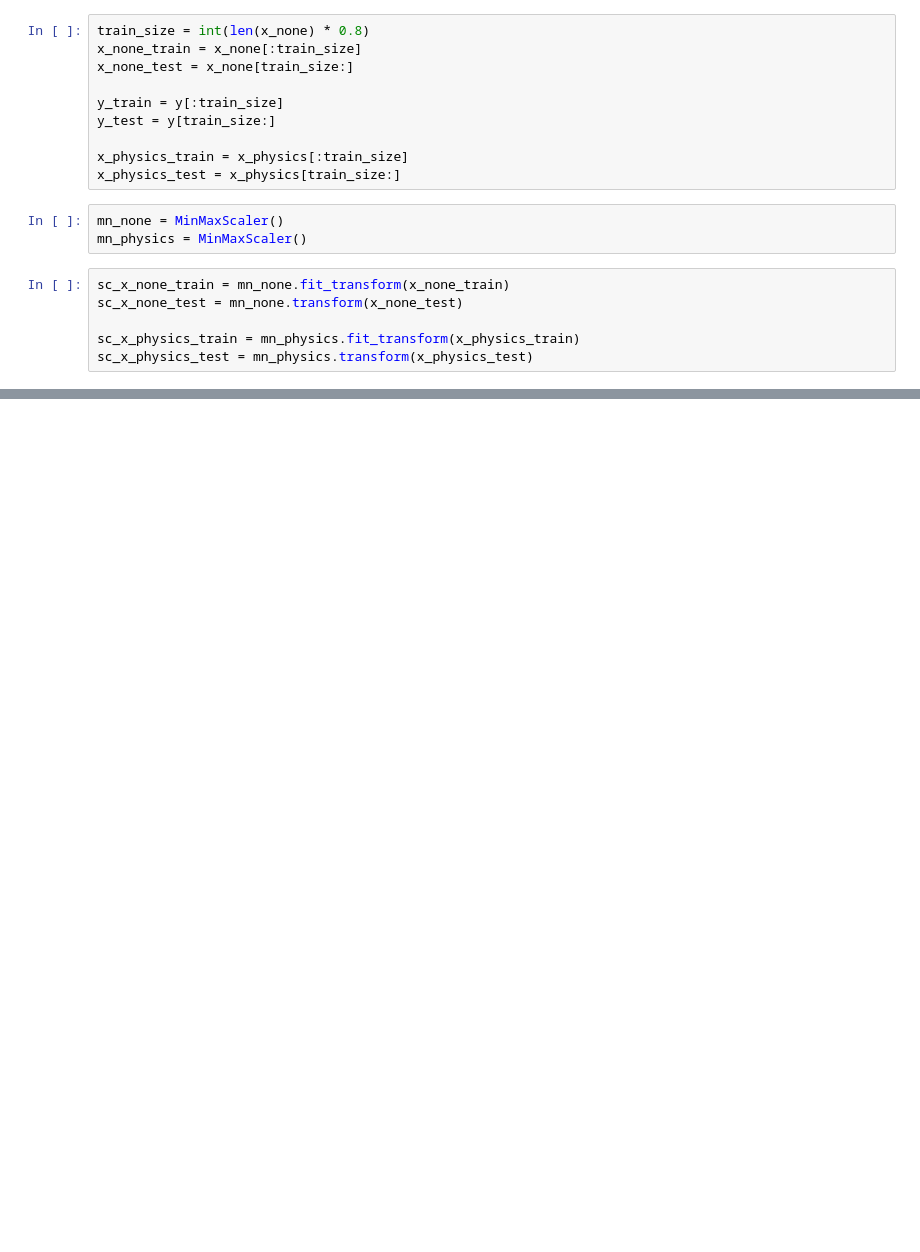
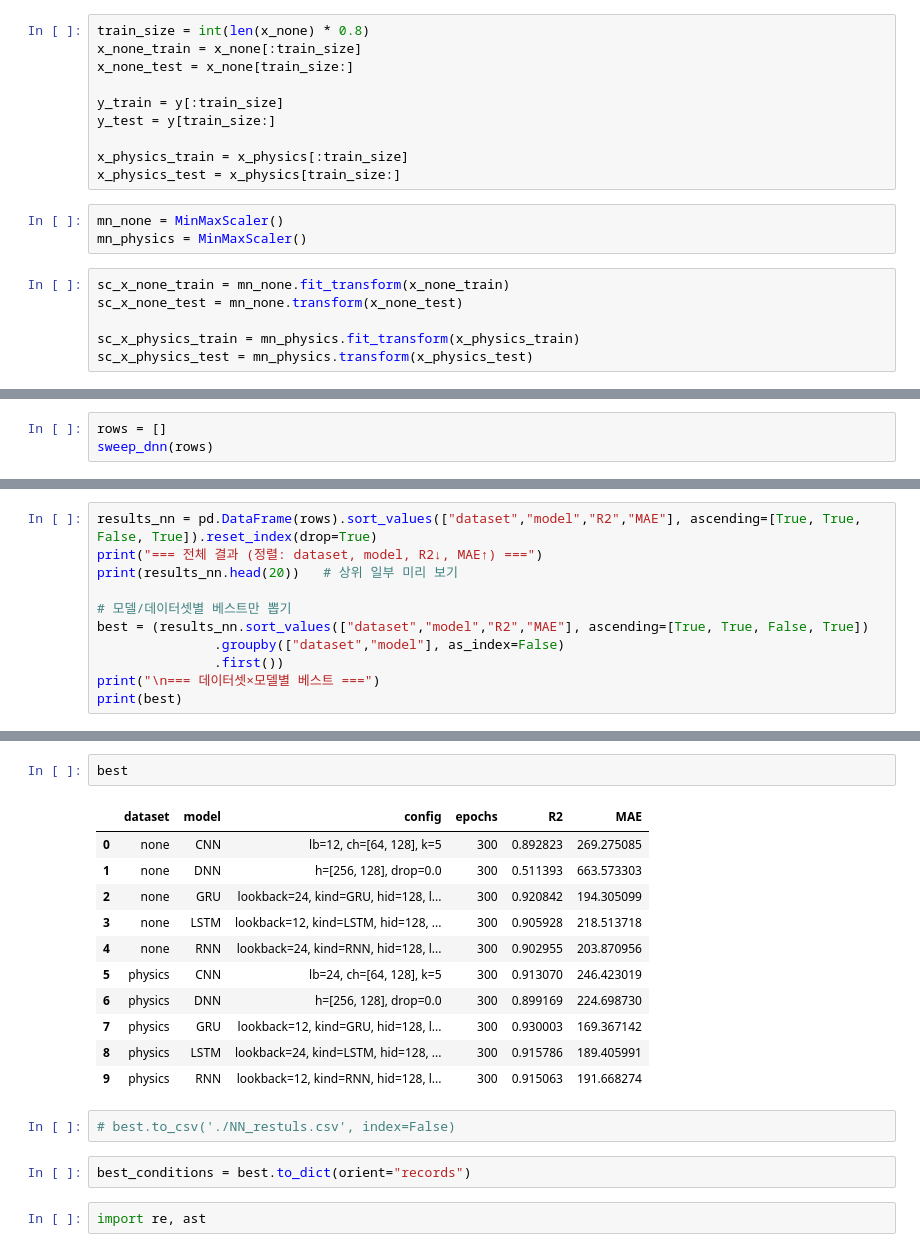
Before and after one commit to Jjineeq/Capstone_Design, a Jupyter notebook: 논문/250711_modeling.ipynb, the cells around one changed output, grey strips where cells are left out. Saved outputs shown, nothing was run; the diff lists cells and outputs as text; blank space fills up the shorter version.

```diff
--- a/논문/250711_modeling.ipynb
+++ b/논문/250711_modeling.ipynb
@@ -271,0 +923,3 @@ plt.barh(x_physics.columns, rf_model_physics.feature_importances_)
+# %%
+rows = []
+sweep_dnn(rows)
@@ -271,0 +930,11 @@ plt.barh(x_physics.columns, rf_model_physics.feature_importances_)
+# %%
+results_nn = pd.DataFrame(rows).sort_values(["dataset","model","R2","MAE"], ascending=[True, True, False, True]).reset_index(drop=True)
+print("=== 전체 결과 (정렬: dataset, model, R2↓, MAE↑) ===")
+print(results_nn.head(20))   # 상위 일부 미리 보기
+
+# 모델/데이터셋별 베스트만 뽑기
+best = (results_nn.sort_values(["dataset","model","R2","MAE"], ascending=[True, True, False, True])
+               .groupby(["dataset","model"], as_index=False)
+               .first())
+print("\n=== 데이터셋×모델별 베스트 ===")
+print(best)
@@ -271,0 +959,20 @@ plt.barh(x_physics.columns, rf_model_physics.feature_importances_)
+# %%
+best
+# %% [output]
+|  | dataset | model | config | epochs | R2 | MAE |
+| 0 | none | CNN | lb=12, ch=[64, 128], k=5 | 300 | 0.892823 | 269.275085 |
+| 1 | none | DNN | h=[256, 128], drop=0.0 | 300 | 0.511393 | 663.573303 |
+| 2 | none | GRU | lookback=24, kind=GRU, hid=128, l... | 300 | 0.920842 | 194.305099 |
+| 3 | none | LSTM | lookback=12, kind=LSTM, hid=128, ... | 300 | 0.905928 | 218.513718 |
+| 4 | none | RNN | lookback=24, kind=RNN, hid=128, l... | 300 | 0.902955 | 203.870956 |
+| 5 | physics | CNN | lb=24, ch=[64, 128], k=5 | 300 | 0.913070 | 246.423019 |
+| 6 | physics | DNN | h=[256, 128], drop=0.0 | 300 | 0.899169 | 224.698730 |
+| 7 | physics | GRU | lookback=12, kind=GRU, hid=128, l... | 300 | 0.930003 | 169.367142 |
+| 8 | physics | LSTM | lookback=24, kind=LSTM, hid=128, ... | 300 | 0.915786 | 189.405991 |
+| 9 | physics | RNN | lookback=12, kind=RNN, hid=128, l... | 300 | 0.915063 | 191.668274 |
+# %%
+# best.to_csv('./NN_restuls.csv', index=False)
+# %%
+best_conditions = best.to_dict(orient="records")
+# %%
+import re, ast
```
Also changed, not shown: parts of 97 cells of this notebook, 6 other files.
